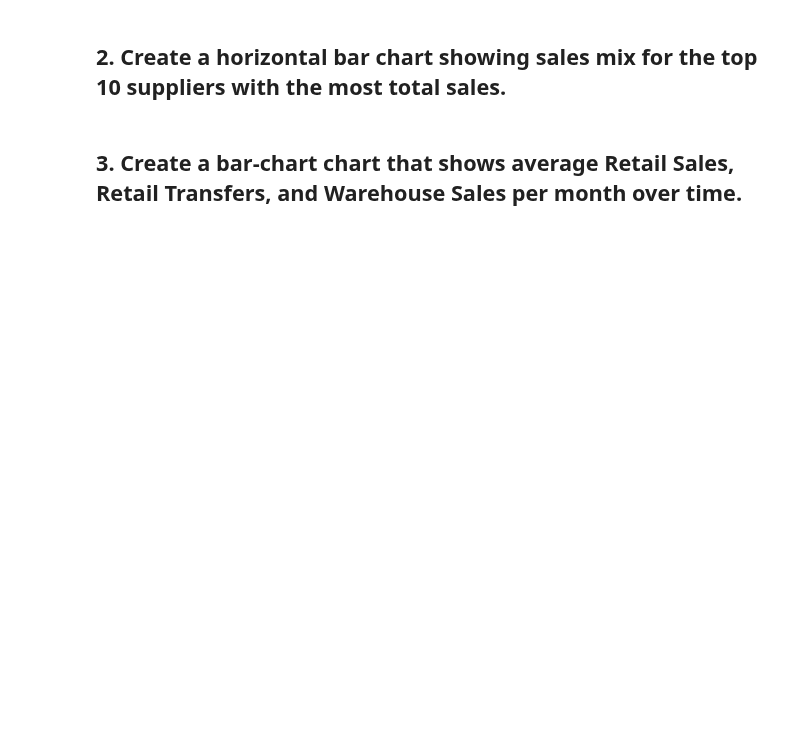
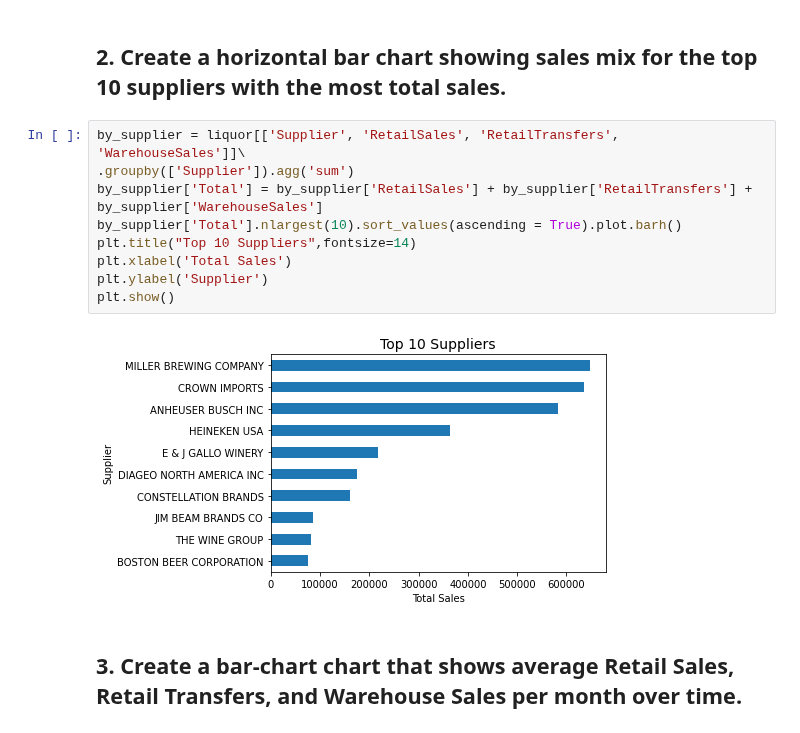
Before and after one commit to paoloironhack/data_analytics062020, a Jupyter notebook: labs/module_2/24_Plotting-Multiple-Data-Series/your-code/main.ipynb, the cells around one changed output. Drawn from its saved outputs; the diff is of its cells as text; blank space fills up the shorter version.

```diff
--- a/labs/module_2/24_Plotting-Multiple-Data-Series/your-code/main.ipynb
+++ b/labs/module_2/24_Plotting-Multiple-Data-Series/your-code/main.ipynb
@@ -13,4 +29,15 @@ import seaborn as sns
 # %% [markdown]
 ## 2. Create a horizontal bar chart showing sales mix for the top 10 suppliers with the most total sales.
+# %%
+by_supplier = liquor[['Supplier', 'RetailSales', 'RetailTransfers', 'WarehouseSales']]\
+.groupby(['Supplier']).agg('sum')
+by_supplier['Total'] = by_supplier['RetailSales'] + by_supplier['RetailTransfers'] + by_supplier['WarehouseSales']
+by_supplier['Total'].nlargest(10).sort_values(ascending = True).plot.barh()
+plt.title("Top 10 Suppliers",fontsize=14)
+plt.xlabel('Total Sales')
+plt.ylabel('Supplier')
+plt.show()
+# %% [output]
+[figure, added]
 # %% [markdown]
 ## 3. Create a bar-chart chart that shows average Retail Sales, Retail Transfers, and Warehouse Sales per month over time.
```
Also changed, not shown: parts of 7 cells of this notebook, 2 other files.
